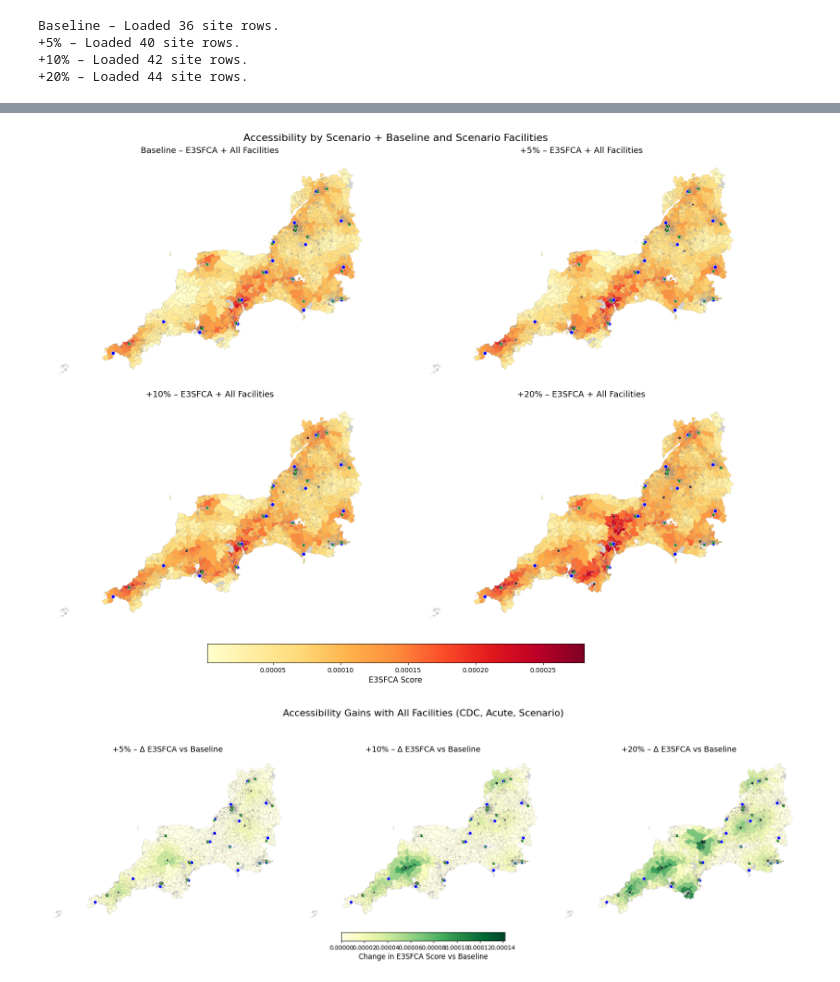
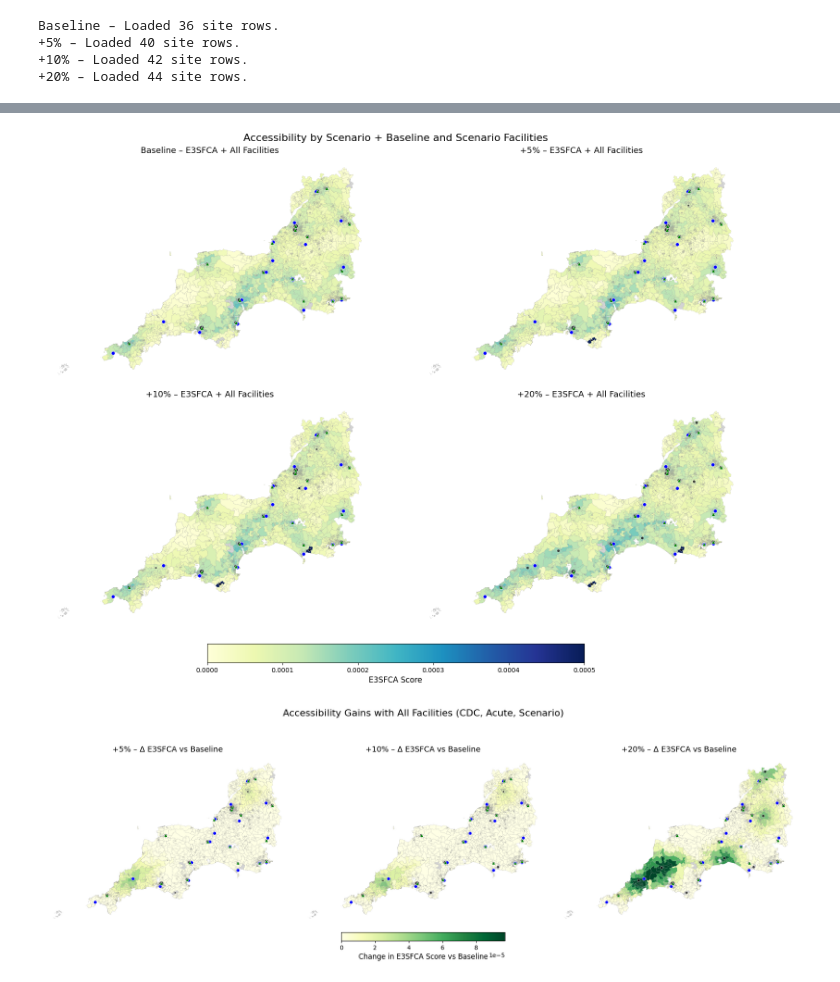
Before and after one commit to RossTylr/diagnostic-modality-demand, a Jupyter notebook: notebooks/05a3_E3SFCA_Capacity_Scenario_Runner.ipynb, the cells around one changed output, grey strips where cells are left out. Cells and saved outputs as stored; diff of their text form; code cells hidden in the pictures.

```diff
--- a/notebooks/05a3_E3SFCA_Capacity_Scenario_Runner.ipynb
+++ b/notebooks/05a3_E3SFCA_Capacity_Scenario_Runner.ipynb
@@ -438,20 +440,23 @@ plt.show()
 
 fig, axes = plt.subplots(2, 2, figsize=(16, 12), constrained_layout=True)
 
-# Shared colour range
-vmin = min(gdf_lsoa[col].min() for col in scenarios_plot.values())
-vmax = max(gdf_lsoa[col].max() for col in scenarios_plot.values())
+# Optional: scale scores to make values more readable (uncomment if desired)
+# for col in scenarios_plot.values():
+#     gdf_lsoa[col] = gdf_lsoa[col] * 1000
+
+# Manual colour scale range for better contrast
+vmin = 0.00000
+vmax = 0.0005  # Or test 0.0003–0.001 depending on distribution
+
 size_scale = 10
 
 # Filter and prepare CDC and Acute sites once
 cdc_df_filtered = pd.read_csv(cdc_path)
 acute_df_filtered = pd.read_csv(acute_path)
 
-# Keep only rows with scanners and geometry
 cdc_df_filtered = cdc_df_filtered[(cdc_df_filtered["CT Scanners"] > 0) & (cdc_df_filtered["lsoa21cd"].notna())].copy()
 acute_df_filtered = acute_df_filtered[(acute_df_filtered["CT Scanners"] > 0) & (acute_df_filtered["lsoa21cd"].notna())].copy()
 
-# Merge with geometry
 cdc_df_filtered = cdc_df_filtered.merge(gdf_lsoa[["lsoa21cd", "geometry"]], on="lsoa21cd", how="left")
 acute_df_filtered = acute_df_filtered.merge(gdf_lsoa[["lsoa21cd", "geometry"]], on="lsoa21cd", how="left")
 
@@ -464,7 +469,7 @@ acute_gdf["geometry"] = acute_gdf["geometry"].centroid
 for ax, (label, score_col) in zip(axes.flat, scenarios_plot.items()):
     gdf_lsoa.plot(
         column=score_col,
-        cmap="YlOrRd",
+        cmap="YlGnBu",
         linewidth=0.1,
         edgecolor="grey",
         legend=False,
@@ -474,7 +479,7 @@ for ax, (label, score_col) in zip(axes.flat, scenarios_plot.items()):
         missing_kwds={"color": "lightgrey"}
     )
 
-    # Overlay scenario-specific new sites
+    # Overlay scenario sites
     site_df = scenario_site_data[label].copy()
     site_df = site_df.merge(gdf_lsoa[["lsoa21cd", "geometry"]], on="lsoa21cd", how="left")
     site_gdf = gpd.GeoDataFrame(site_df, geometry="geometry", crs=gdf_lsoa.crs)
@@ -490,41 +495,41 @@ for ax, (label, score_col) in zip(axes.flat, scenarios_plot.items()):
         linewidth=0.5
     )
 
-    # Overlay CDCs (blue circles)
+    # Overlay CDCs
     cdc_gdf.plot(
         ax=ax,
         color="blue",
         markersize=30,
         label="CDC",
         marker="o",
         edgecolor="white",
         linewidth=0.5
     )
 
-    # Overlay Acute hospitals (green triangles)
+    # Overlay Acute hospitals
     acute_gdf.plot(
         ax=ax,
         color="green",
         markersize=30,
         label="Acute Hospital",
         marker="^",
         edgecolor="white",
         linewidth=0.5
     )
 
     ax.set_title(f"{label} – E3SFCA + All Facilities", fontsize=13)
     ax.axis("off")
 
 # Shared colourbar
-sm = mpl.cm.ScalarMappable(cmap="YlOrRd", norm=mpl.colors.Normalize(vmin=vmin, vmax=vmax))
+sm = mpl.cm.ScalarMappable(cmap="YlGnBu", norm=mpl.colors.Normalize(vmin=vmin, vmax=vmax))
 sm._A = []
 cbar = fig.colorbar(sm, ax=axes.ravel().tolist(), orientation='horizontal', fraction=0.04, pad=0.03)
 cbar.set_label("E3SFCA Score", fontsize=12)
 
 plt.suptitle("Accessibility by Scenario + Baseline and Scenario Facilities", fontsize=16)
 plt.show()
 # %% [output]
-[figure, old version]
+[figure, new version]
 # %%
 # ----------------------------------------------------------
 # Step 8b – Delta Maps (vs Baseline) + CDC, Acute, and Scenario Sites
@@ -539,13 +544,15 @@ delta_plot = {
 
 fig, axes = plt.subplots(1, 3, figsize=(18, 6), constrained_layout=True)
 
-vmin_delta = 0
-vmax_delta = max(gdf_lsoa[delta_col].max() for delta_col in delta_plot.values())
+# Manual scale to highlight subtle improvements
+vmin_delta = gdf_lsoa[[v for v in delta_plot.values()]].quantile(0.01).min()
+vmax_delta = gdf_lsoa[[v for v in delta_plot.values()]].quantile(0.99).max()
+
 
 for ax, (label, delta_col) in zip(axes.flat, delta_plot.items()):
     gdf_lsoa.plot(
         column=delta_col,
-        cmap="YlGn",
+        cmap="YlGn",  # Green = accessibility gain
         linewidth=0.1,
         edgecolor="grey",
         legend=False,
@@ -596,6 +603,7 @@ for ax, (label, delta_col) in zip(axes.flat, delta_plot.items()):
     ax.set_title(f"{label} – Δ E3SFCA vs Baseline", fontsize=13)
     ax.axis("off")
 
+# Shared colourbar
 sm = mpl.cm.ScalarMappable(cmap="YlGn", norm=mpl.colors.Normalize(vmin=vmin_delta, vmax=vmax_delta))
 sm._A = []
 cbar = fig.colorbar(sm, ax=axes.ravel().tolist(), orientation='horizontal', fraction=0.04, pad=0.03)
@@ -604,4 +612,4 @@ cbar.set_label("Change in E3SFCA Score vs Baseline", fontsize=12)
 plt.suptitle("Accessibility Gains with All Facilities (CDC, Acute, Scenario)", fontsize=16)
 plt.show()
 # %% [output]
-[figure, old version]
+[figure, new version]
```
Also changed, not shown: parts of 7 cells of this notebook, 8 other files.
